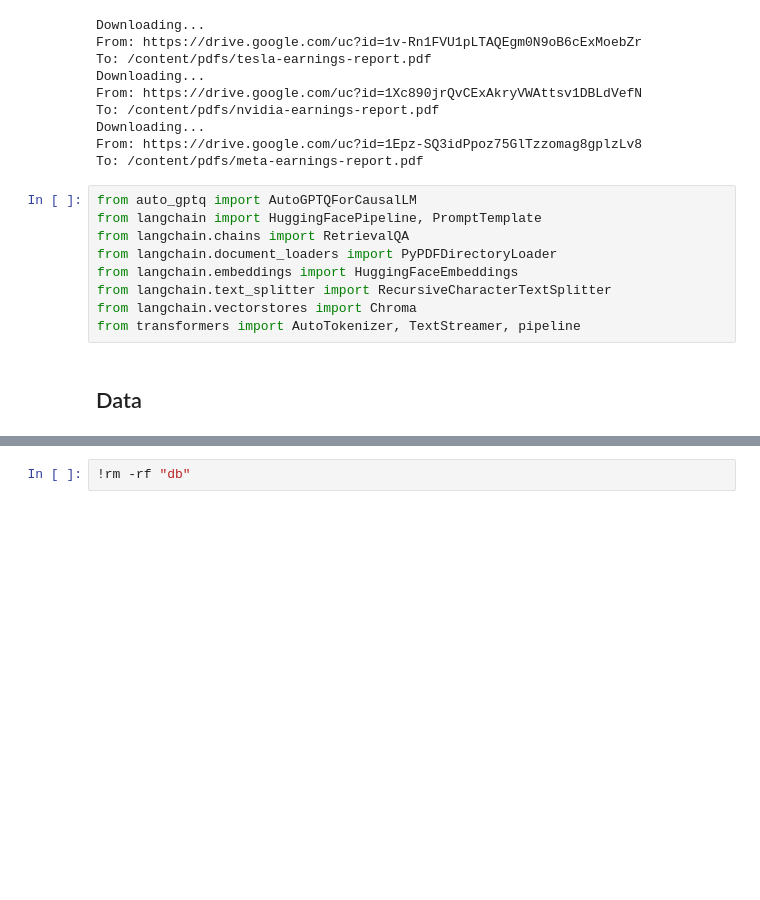
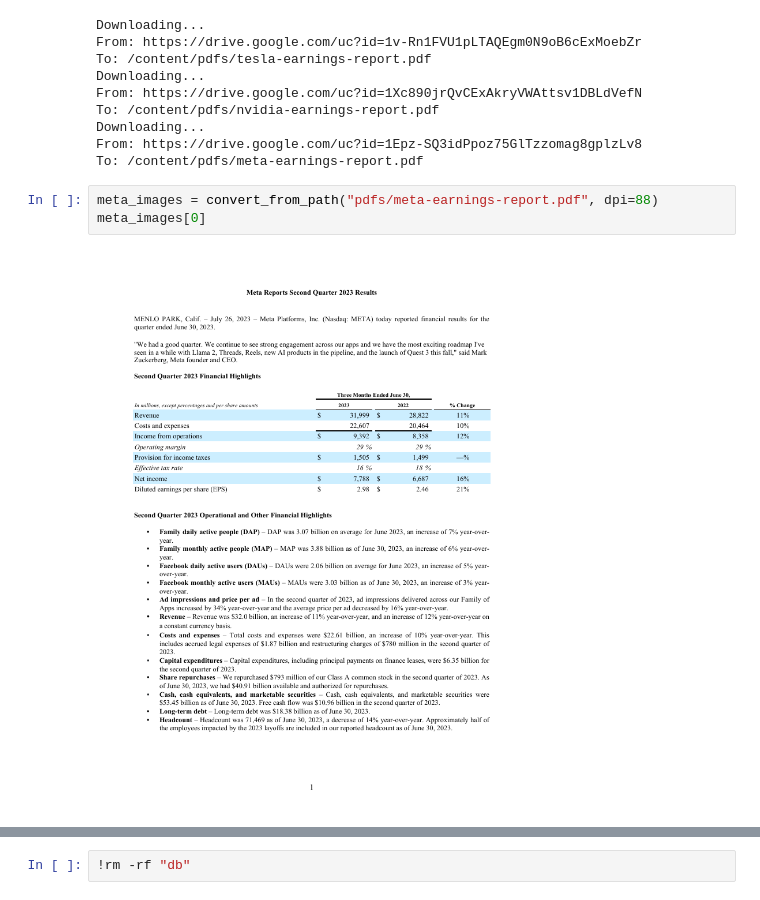
Before and after one commit to curiousily/Get-Things-Done-with-Prompt-Engineering-and-LangChain, a Jupyter notebook: 13.chat-with-multiple-pdfs-using-llama-2-and-langchain.ipynb, the cells around one changed output, grey strips where cells are left out. Saved outputs shown, nothing was run; the diff lists cells and outputs as text; blank space fills up the shorter version.

```diff
--- a/13.chat-with-multiple-pdfs-using-llama-2-and-langchain.ipynb
+++ b/13.chat-with-multiple-pdfs-using-llama-2-and-langchain.ipynb
@@ -68,14 +102,8 @@ To: /content/pdfs/nvidia-earnings-report.pdf
 Downloading...
 From: https://drive.google.com/uc?id=1Epz-SQ3idPpoz75GlTzzomag8gplzLv8
 To: /content/pdfs/meta-earnings-report.pdf
-# %%
-from auto_gptq import AutoGPTQForCausalLM
-from langchain import HuggingFacePipeline, PromptTemplate
-from langchain.chains import RetrievalQA
-from langchain.document_loaders import PyPDFDirectoryLoader
-from langchain.embeddings import HuggingFaceEmbeddings
-from langchain.text_splitter import RecursiveCharacterTextSplitter
-from langchain.vectorstores import Chroma
-from transformers import AutoTokenizer, TextStreamer, pipeline
-# %% [markdown]
-## Data
+# %%
+meta_images = convert_from_path("pdfs/meta-earnings-report.pdf", dpi=88)
+meta_images[0]
+# %% [output]
+[figure, added]
```
Also changed, not shown: parts of 10 cells of this notebook.
